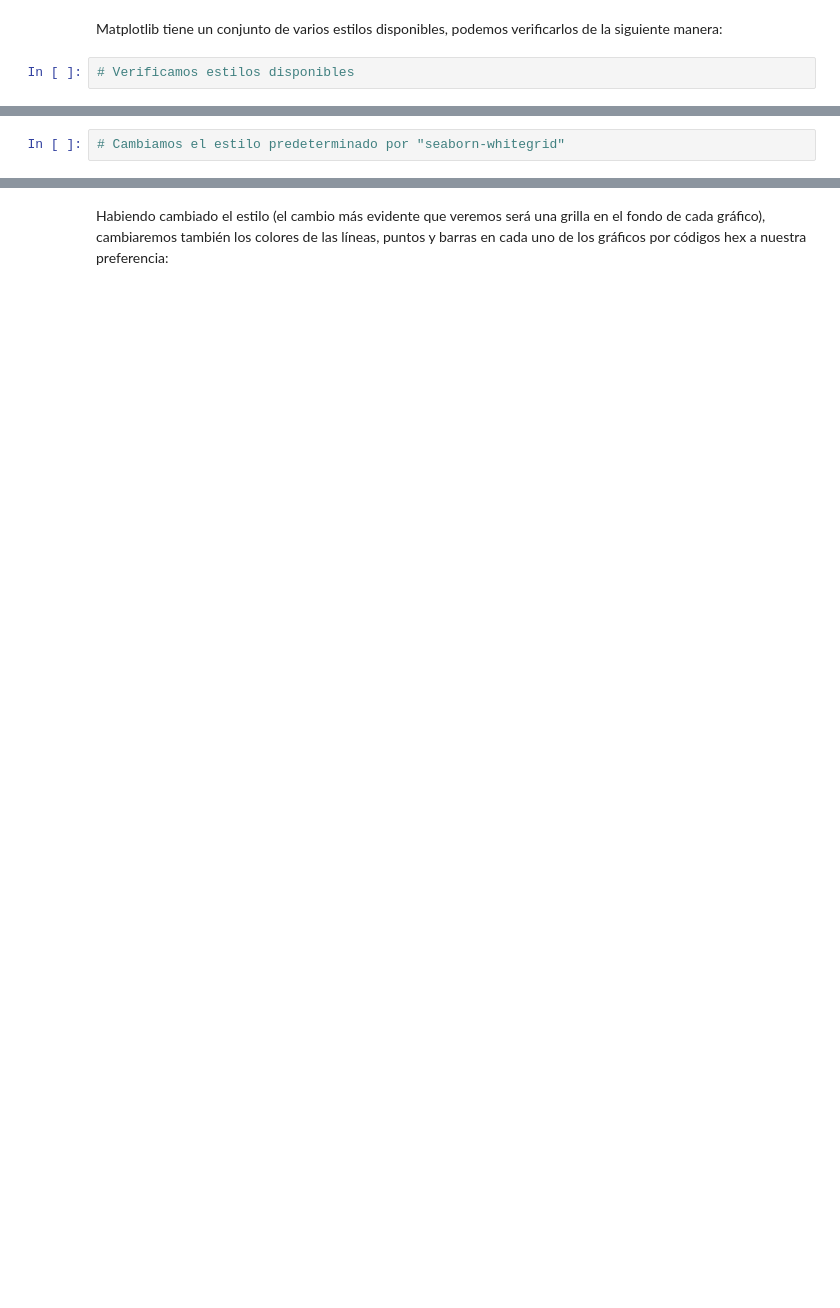
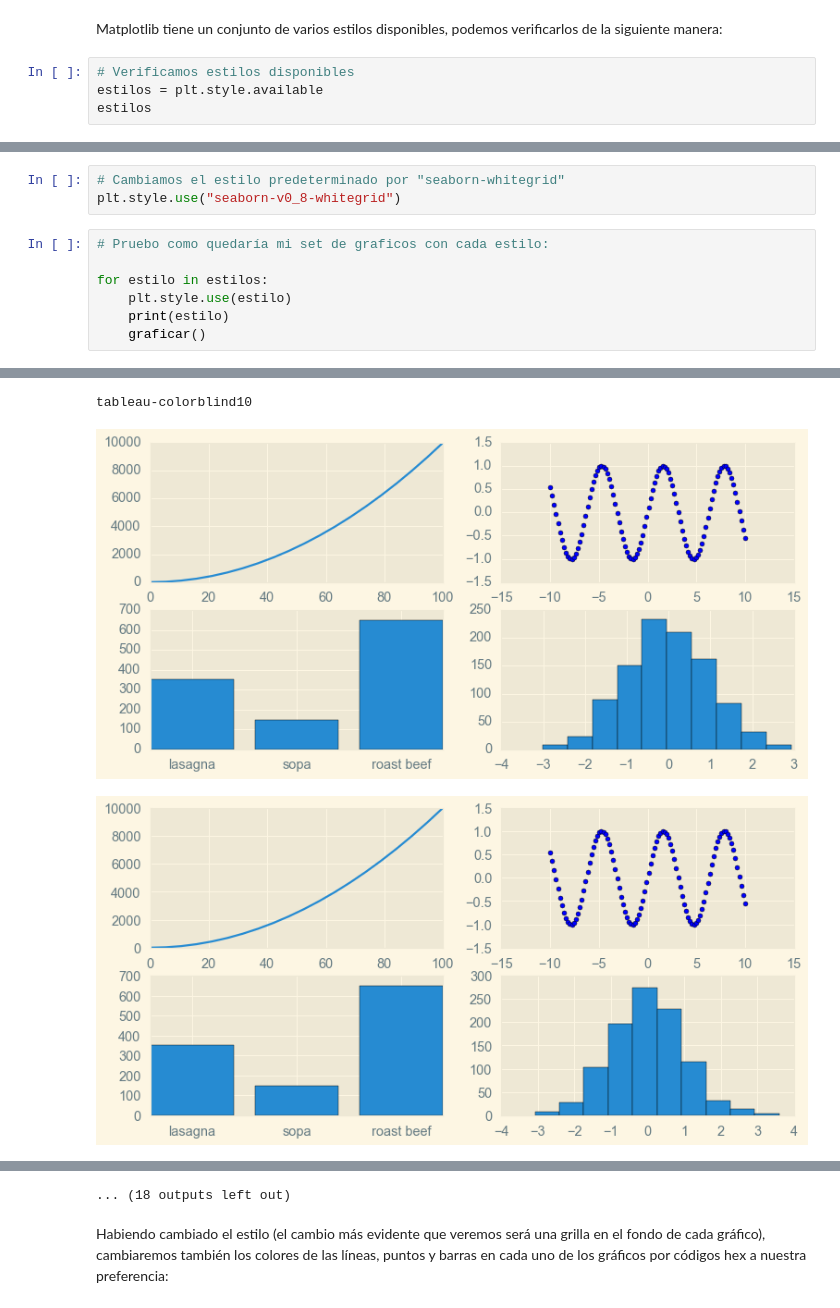
Before and after one commit to Mgobeaalcoba/all_python_for_everybody_my_course, a Jupyter notebook: 15_day/practice_matplotlib.ipynb, the cells around one changed output, grey strips where cells are left out. Drawn from its saved outputs; the diff is of its cells as text; blank space fills up the shorter version.

```diff
--- a/15_day/practice_matplotlib.ipynb
+++ b/15_day/practice_matplotlib.ipynb
@@ -183,3 +190,5 @@ Añadimos datos a cada uno de los gráficos (axes)
 Matplotlib tiene un conjunto de varios estilos disponibles, podemos verificarlos de la siguiente manera:
 # %%
 # Verificamos estilos disponibles
+estilos = plt.style.available
+estilos
@@ -186,2 +213,11 @@ Matplotlib tiene un conjunto de varios estilos disponibles, podemos verificarlos
 # %%
 # Cambiamos el estilo predeterminado por "seaborn-whitegrid"
+plt.style.use("seaborn-v0_8-whitegrid")
+# %%
+# Pruebo como quedaría mi set de graficos con cada estilo:
+
+for estilo in estilos:
+    plt.style.use(estilo)
+    print(estilo)
+    graficar()
+# %% [output]
@@ -187,0 +241,3 @@ Matplotlib tiene un conjunto de varios estilos disponibles, podemos verificarlos
+tableau-colorblind10
+[figure, added]
+[figure, added]
@@ -188,2 +252,3 @@ Matplotlib tiene un conjunto de varios estilos disponibles, podemos verificarlos
+... (18 outputs left out)
 # %% [markdown]
 Habiendo cambiado el estilo (el cambio más evidente que veremos será una grilla en el fondo de cada gráfico), cambiaremos también los colores de las líneas, puntos y barras en cada uno de los gráficos por códigos hex a nuestra preferencia:
```
Also changed, not shown: parts of 4 cells of this notebook.
